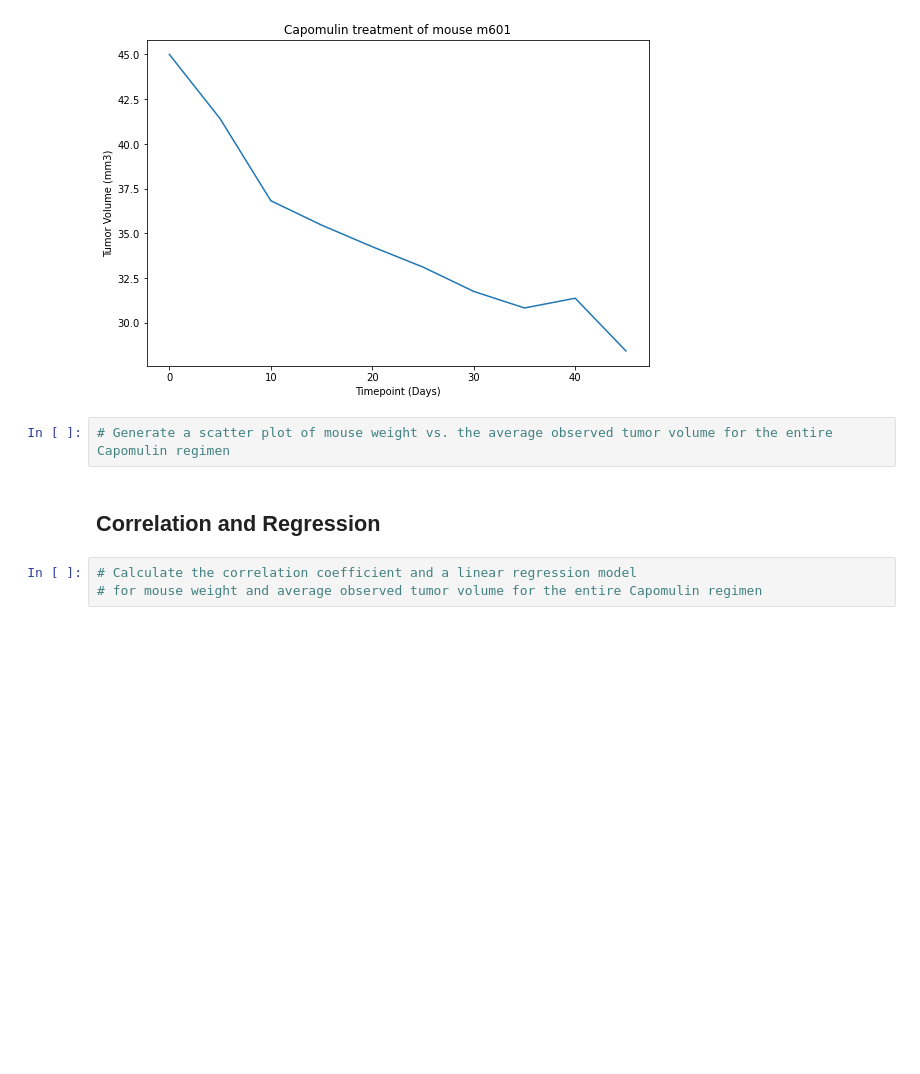
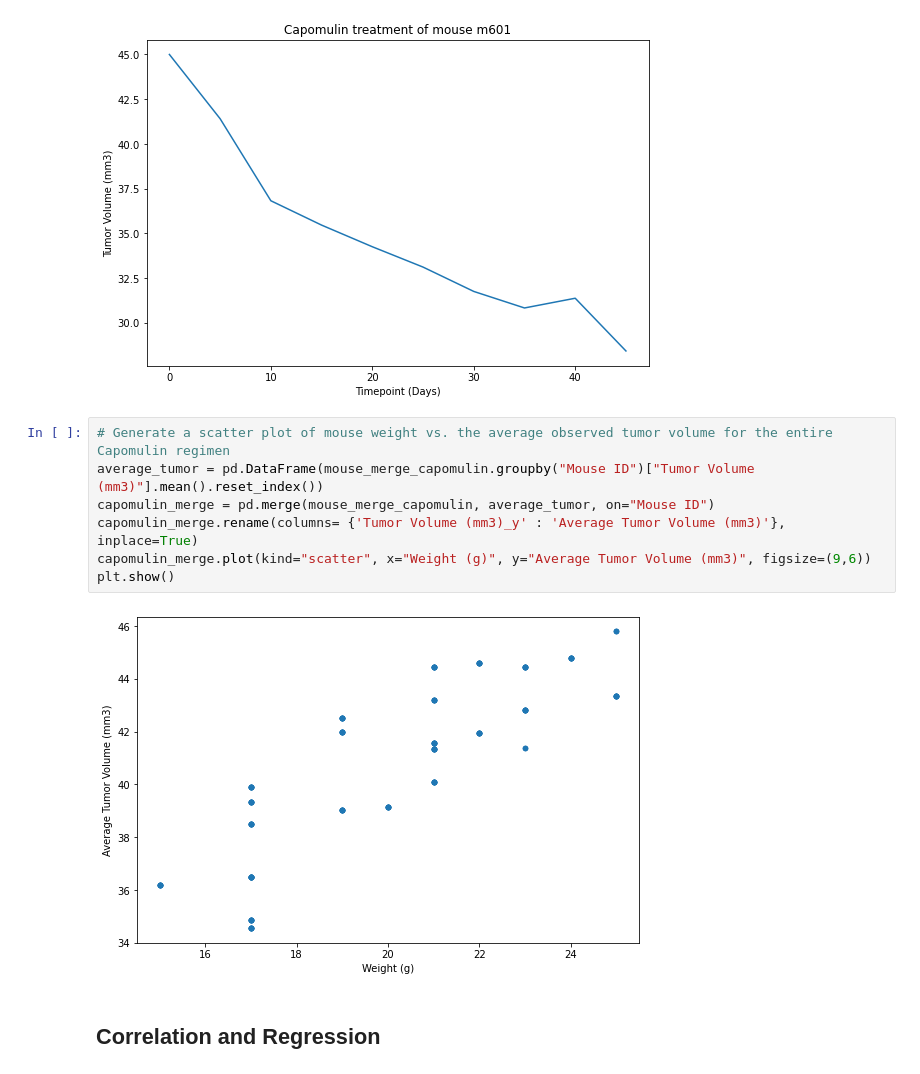
Before and after one commit to daniklafrance/matplotlib_challenge, a Jupyter notebook: Pymaceuticals/pymaceuticals.ipynb, the cells around one changed output. Saved outputs shown, nothing was run; the diff lists cells and outputs as text; blank space fills up the shorter version.

```diff
--- a/Pymaceuticals/pymaceuticals.ipynb
+++ b/Pymaceuticals/pymaceuticals.ipynb
@@ -232,10 +237,14 @@ plt.title("Capomulin treatment of mouse m601")
 plt.show()
 # %% [output]
 [figure]
-# %%
-# Generate a scatter plot of mouse weight vs. the average observed tumor volume for the entire Capomulin regimen
+# %%
+# Generate a scatter plot of mouse weight vs. the average observed tumor volume for the entire Capomulin regimen
+average_tumor = pd.DataFrame(mouse_merge_capomulin.groupby("Mouse ID")["Tumor Volume (mm3)"].mean().reset_index())
+capomulin_merge = pd.merge(mouse_merge_capomulin, average_tumor, on="Mouse ID")
+capomulin_merge.rename(columns= {'Tumor Volume (mm3)_y' : 'Average Tumor Volume (mm3)'}, inplace=True)
+capomulin_merge.plot(kind="scatter", x="Weight (g)", y="Average Tumor Volume (mm3)", figsize=(9,6))
+plt.show()
+# %% [output]
+[figure, added]
 # %% [markdown]
 ## Correlation and Regression
-# %%
-# Calculate the correlation coefficient and a linear regression model
-# for mouse weight and average observed tumor volume for the entire Capomulin regimen
```
Also changed, not shown: parts of 4 cells of this notebook.
